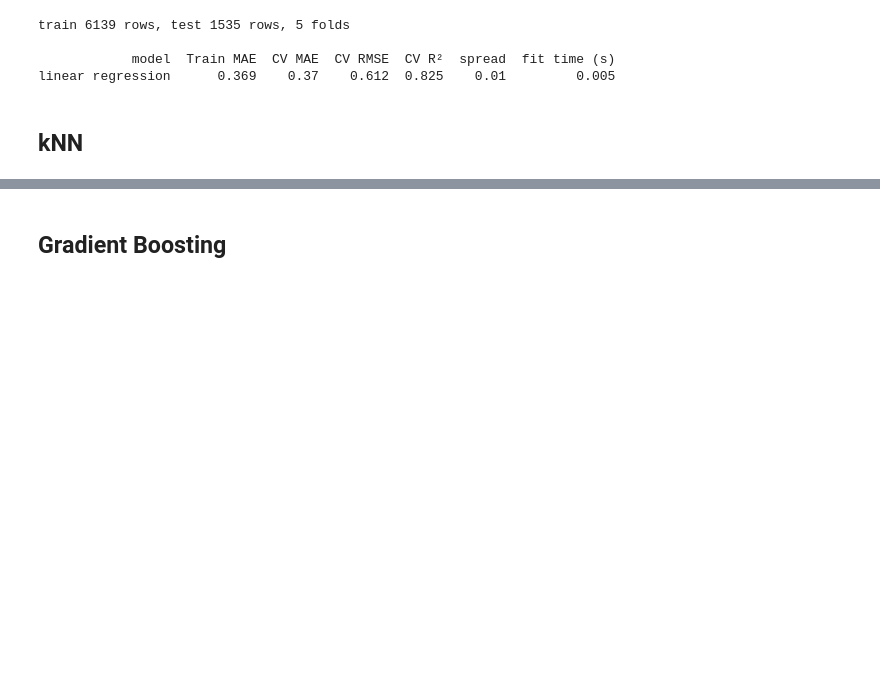
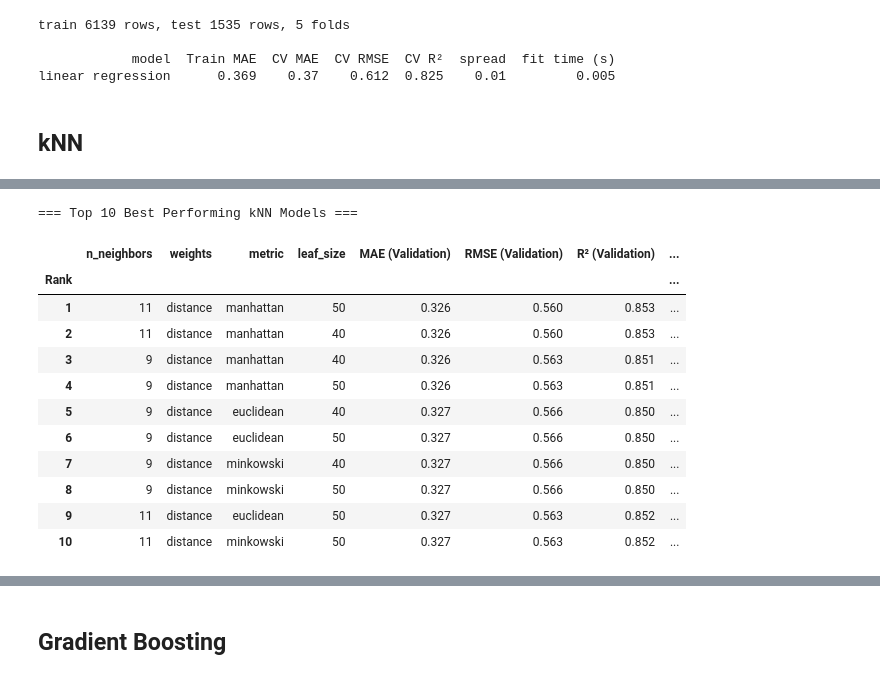
Before and after one commit to AMfromUofG/ENG4200-CW2-Group-Air_A, a Jupyter notebook: CW2_Air_A.ipynb, the cells around one changed output, grey strips where cells are left out. Drawn from its saved outputs; the diff is of its cells as text; code cells hidden in the pictures; blank space fills up the shorter version.

```diff
--- a/CW2_Air_A.ipynb
+++ b/CW2_Air_A.ipynb
@@ -197,0 +256,46 @@ NameError: name 'X_train_filtered' is not defined
+# %%
+# Extract cross-validation results from the grid search
+results_dict = knn_grid_search.cv_results_
+
+# Create a DataFrame to hold the configurations and their scores
+performance_data = []
+for i in range(len(results_dict['params'])):
+    row = {
+        "n_neighbors": results_dict['param_model__n_neighbors'][i],
+        "weights": results_dict['param_model__weights'][i],
+        "metric": results_dict['param_model__metric'][i],
+        "leaf_size": results_dict['param_model__leaf_size'][i],
+        # Convert negative MAE and RMSE to positive values for standard presentation
+        "MAE (Validation)": -results_dict['mean_test_MAE'][i],
+        "RMSE (Validation)": -results_dict['mean_test_RMSE'][i],
+        "R² (Validation)": results_dict['mean_test_R2'][i],
+        "Sensitivity (Validation)": results_dict['mean_test_SENS'][i],
+        "Selectivity (Validation)": results_dict['mean_test_SEL'][i],
+        "Fit Time (s)": results_dict['mean_fit_time'][i],
+        "Prediction Time (s)": results_dict['mean_score_time'][i]
+    }
+    performance_data.append(row)
+
+rank_df = pd.DataFrame(performance_data)
+
+# Rank models primarily by Mean Absolute Error (MAE)
+rank_df = rank_df.sort_values(by="MAE (Validation)", ascending=True).reset_index(drop=True)
+rank_df.index += 1
+rank_df.index.name = 'Rank'
+
+print("=== Top 10 Best Performing kNN Models ===")
+display(rank_df.head(10).round(3))
+# %% [output]
+=== Top 10 Best Performing kNN Models ===
+|  | n_neighbors | weights | metric | leaf_size | MAE (Validation) | RMSE (Validation) | R² (Validation) | ... |
+| Rank |  |  |  |  |  |  |  | ... |
+| 1 | 11 | distance | manhattan | 50 | 0.326 | 0.560 | 0.853 | ... |
+| 2 | 11 | distance | manhattan | 40 | 0.326 | 0.560 | 0.853 | ... |
+| 3 | 9 | distance | manhattan | 40 | 0.326 | 0.563 | 0.851 | ... |
+| 4 | 9 | distance | manhattan | 50 | 0.326 | 0.563 | 0.851 | ... |
+| 5 | 9 | distance | euclidean | 40 | 0.327 | 0.566 | 0.850 | ... |
+| 6 | 9 | distance | euclidean | 50 | 0.327 | 0.566 | 0.850 | ... |
+| 7 | 9 | distance | minkowski | 40 | 0.327 | 0.566 | 0.850 | ... |
+| 8 | 9 | distance | minkowski | 50 | 0.327 | 0.566 | 0.850 | ... |
+| 9 | 11 | distance | euclidean | 50 | 0.327 | 0.563 | 0.852 | ... |
+| 10 | 11 | distance | minkowski | 50 | 0.327 | 0.563 | 0.852 | ... |
```
Also changed, not shown: parts of 16 cells of this notebook.
